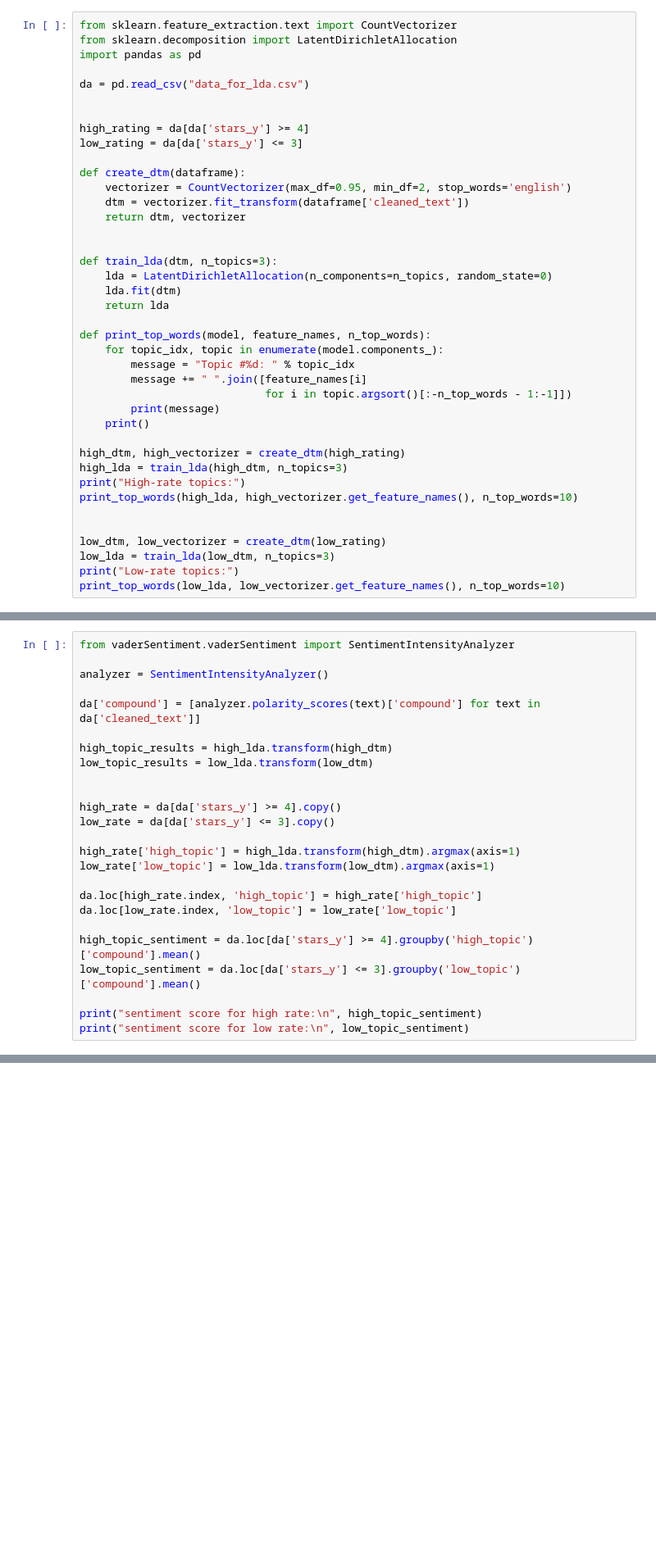
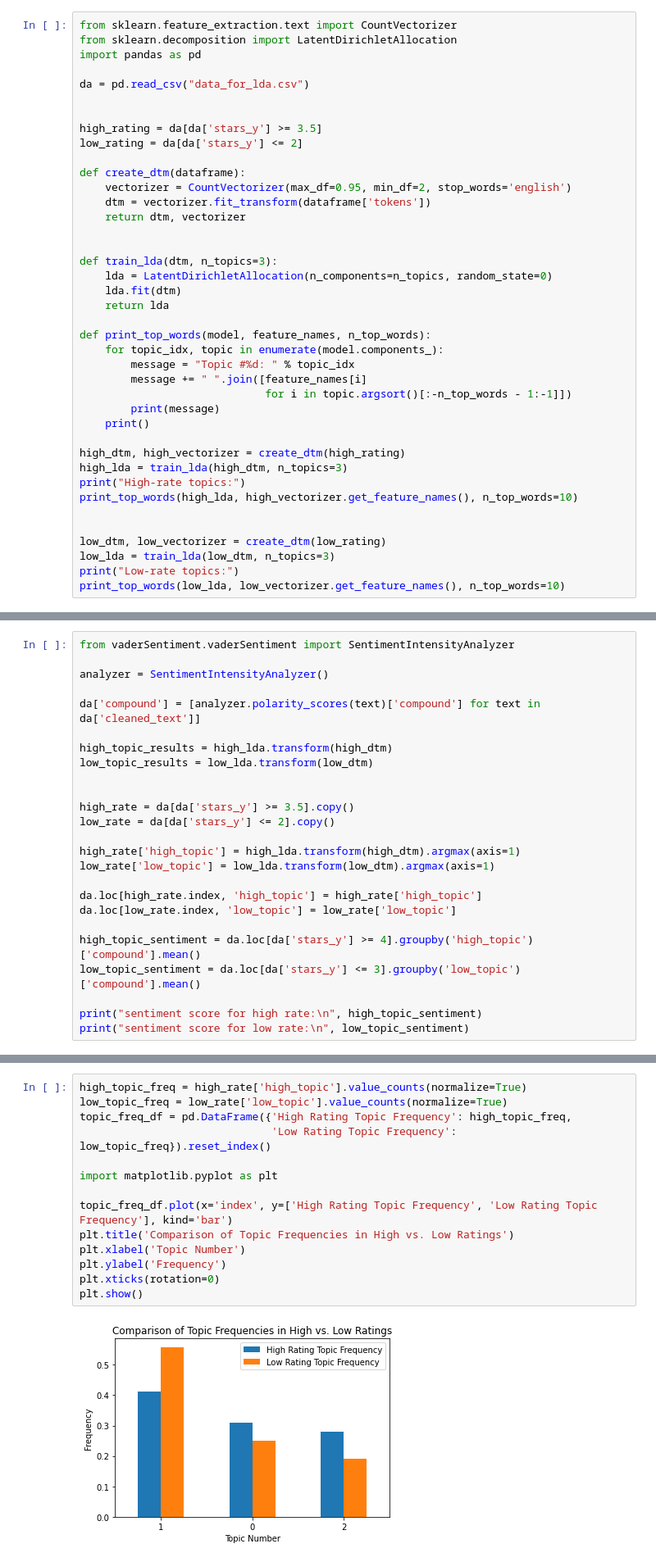
Before and after one commit to bingyanliang/stat628-module3, a Jupyter notebook: lda.ipynb, the cells around one changed output, grey strips where cells are left out. Shown at 82% size. Cells and saved outputs as stored; diff of their text form; blank space fills up the shorter version.

```diff
--- a/lda.ipynb
+++ b/lda.ipynb
@@ -6,12 +6,12 @@ import pandas as pd
 da = pd.read_csv("data_for_lda.csv")
 
 
-high_rating = da[da['stars_y'] >= 4]
-low_rating = da[da['stars_y'] <= 3]
+high_rating = da[da['stars_y'] >= 3.5]
+low_rating = da[da['stars_y'] <= 2]
 
 def create_dtm(dataframe):
     vectorizer = CountVectorizer(max_df=0.95, min_df=2, stop_words='english')
-    dtm = vectorizer.fit_transform(dataframe['cleaned_text'])
+    dtm = vectorizer.fit_transform(dataframe['tokens'])
     return dtm, vectorizer
 
 
@@ -59,8 +69,8 @@ high_topic_results = high_lda.transform(high_dtm)
 low_topic_results = low_lda.transform(low_dtm)
 
 
-high_rate = da[da['stars_y'] >= 4].copy()
-low_rate = da[da['stars_y'] <= 3].copy()
+high_rate = da[da['stars_y'] >= 3.5].copy()
+low_rate = da[da['stars_y'] <= 2].copy()
 
 high_rate['high_topic'] = high_lda.transform(high_dtm).argmax(axis=1)
 low_rate['low_topic'] = low_lda.transform(low_dtm).argmax(axis=1)
@@ -88,0 +108,16 @@ Name: compound, dtype: float64
+# %%
+high_topic_freq = high_rate['high_topic'].value_counts(normalize=True)
+low_topic_freq = low_rate['low_topic'].value_counts(normalize=True)
+topic_freq_df = pd.DataFrame({'High Rating Topic Frequency': high_topic_freq,
+                              'Low Rating Topic Frequency': low_topic_freq}).reset_index()
+
+import matplotlib.pyplot as plt
+
+topic_freq_df.plot(x='index', y=['High Rating Topic Frequency', 'Low Rating Topic Frequency'], kind='bar')
+plt.title('Comparison of Topic Frequencies in High vs. Low Ratings')
+plt.xlabel('Topic Number')
+plt.ylabel('Frequency')
+plt.xticks(rotation=0)
+plt.show()
+# %% [output]
+[figure, added]
```
Also changed, not shown: parts of 6 cells of this notebook.
